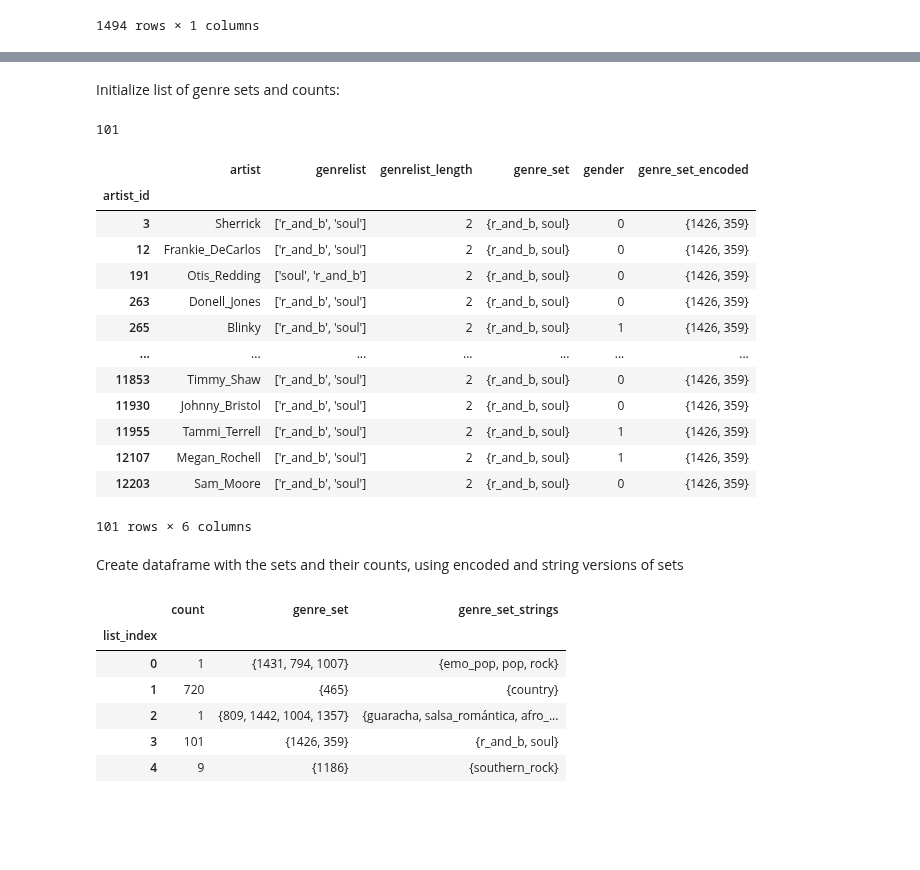
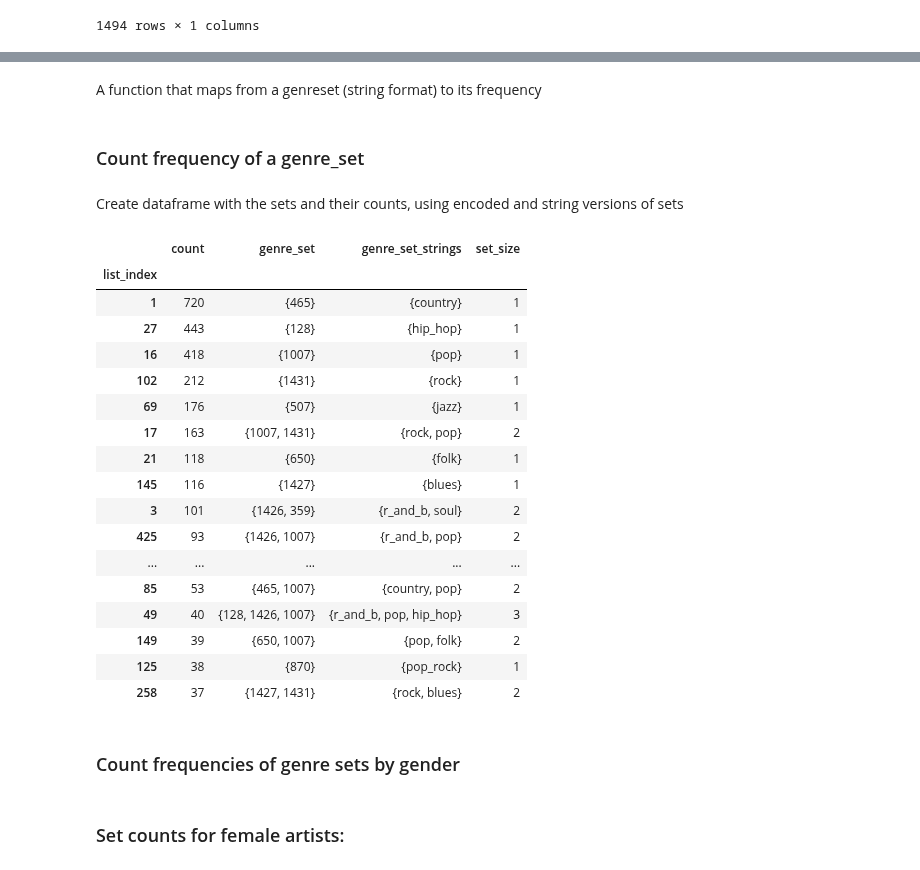
Before and after one commit to fox-daniel/Genre, a Jupyter notebook: code/Analysis/genre_bayes_classifier.ipynb, the cells around one changed output, grey strips where cells are left out. Drawn from its saved outputs; the diff is of its cells as text; code cells hidden in the pictures; blank space fills up the shorter version.

Commit message:
bayes classifier: counts of fem and male frequencies of genre sets

```diff
--- a/code/Analysis/genre_bayes_classifier.ipynb
+++ b/code/Analysis/genre_bayes_classifier.ipynb
@@ -130,2 +136,2 @@ data.head()
-# %% [markdown]
-Initialize list of genre sets and counts:
+# %% [markdown]
+A function that maps from a genreset (string format) to its frequency
@@ -132 +142,3 @@ Initialize list of genre sets and counts:
+# %% [markdown]
+### Count frequency of a genre_set
 # %%
@@ -148,25 +157,6 @@ def set_to_count(genreset):
 # %%
 # example:
-set_to_count({1426,359})
+#set_to_count({1426,359}), data[data.genre_set_encoded == {1426, 359}].shape[0]
-# %% [output]
-101
-# %%
-data[data.genre_set_encoded == {1426, 359}]
-# %% [output]
-|  | artist | genrelist | genrelist_length | genre_set | gender | genre_set_encoded |
-| artist_id |  |  |  |  |  |  |
-| 3 | Sherrick | ['r_and_b', 'soul'] | 2 | {r_and_b, soul} | 0 | {1426, 359} |
-| 12 | Frankie_DeCarlos | ['r_and_b', 'soul'] | 2 | {r_and_b, soul} | 0 | {1426, 359} |
-| 191 | Otis_Redding | ['soul', 'r_and_b'] | 2 | {r_and_b, soul} | 0 | {1426, 359} |
-| 263 | Donell_Jones | ['r_and_b', 'soul'] | 2 | {r_and_b, soul} | 0 | {1426, 359} |
-| 265 | Blinky | ['r_and_b', 'soul'] | 2 | {r_and_b, soul} | 1 | {1426, 359} |
-| ... | ... | ... | ... | ... | ... | ... |
-| 11853 | Timmy_Shaw | ['r_and_b', 'soul'] | 2 | {r_and_b, soul} | 0 | {1426, 359} |
-| 11930 | Johnny_Bristol | ['r_and_b', 'soul'] | 2 | {r_and_b, soul} | 0 | {1426, 359} |
-| 11955 | Tammi_Terrell | ['r_and_b', 'soul'] | 2 | {r_and_b, soul} | 1 | {1426, 359} |
-| 12107 | Megan_Rochell | ['r_and_b', 'soul'] | 2 | {r_and_b, soul} | 1 | {1426, 359} |
-| 12203 | Sam_Moore | ['r_and_b', 'soul'] | 2 | {r_and_b, soul} | 0 | {1426, 359} |
-101 rows × 6 columns
 # %% [markdown]
 Create dataframe with the sets and their counts, using encoded and string versions of sets
 # %%
@@ -182,3 +172,7 @@ def set_strings(row):
     return stringset
 
 set_counts_df['genre_set_strings'] = set_counts_df.apply(set_strings, axis = 1)
+set_counts_df['set_size'] = set_counts_df.genre_set_strings.apply(lambda x: len(x))
+set_counts_df.sort_values(['count'], ascending = False, inplace = True)
+#playing
+#set_counts_df['attention'] = set_counts_df['count']*set_counts_df['set_size']
@@ -185,10 +183,25 @@ set_counts_df['genre_set_strings'] = set_counts_df.apply(set_strings, axis = 1)
 # %%
-set_counts_df.head()
+set_counts_df.head(20)
 # %% [output]
-|  | count | genre_set | genre_set_strings |
-| list_index |  |  |  |
-| 0 | 1 | {1431, 794, 1007} | {emo_pop, pop, rock} |
-| 1 | 720 | {465} | {country} |
-| 2 | 1 | {809, 1442, 1004, 1357} | {guaracha, salsa_romántica, afro_... |
-| 3 | 101 | {1426, 359} | {r_and_b, soul} |
-| 4 | 9 | {1186} | {southern_rock} |
+|  | count | genre_set | genre_set_strings | set_size |
+| list_index |  |  |  |  |
+| 1 | 720 | {465} | {country} | 1 |
+| 27 | 443 | {128} | {hip_hop} | 1 |
+| 16 | 418 | {1007} | {pop} | 1 |
+| 102 | 212 | {1431} | {rock} | 1 |
+| 69 | 176 | {507} | {jazz} | 1 |
+| 17 | 163 | {1007, 1431} | {rock, pop} | 2 |
+| 21 | 118 | {650} | {folk} | 1 |
+| 145 | 116 | {1427} | {blues} | 1 |
+| 3 | 101 | {1426, 359} | {r_and_b, soul} | 2 |
+| 425 | 93 | {1426, 1007} | {r_and_b, pop} | 2 |
+| ... | ... | ... | ... | ... |
+| 85 | 53 | {465, 1007} | {country, pop} | 2 |
+| 49 | 40 | {128, 1426, 1007} | {r_and_b, pop, hip_hop} | 3 |
+| 149 | 39 | {650, 1007} | {pop, folk} | 2 |
+| 125 | 38 | {870} | {pop_rock} | 1 |
+| 258 | 37 | {1427, 1431} | {rock, blues} | 2 |
+# %% [markdown]
+### Count frequencies of genre sets by gender
+# %% [markdown]
+### Set counts for female artists:
```
Also changed, not shown: parts of 26 cells of this notebook, 1 other file.
